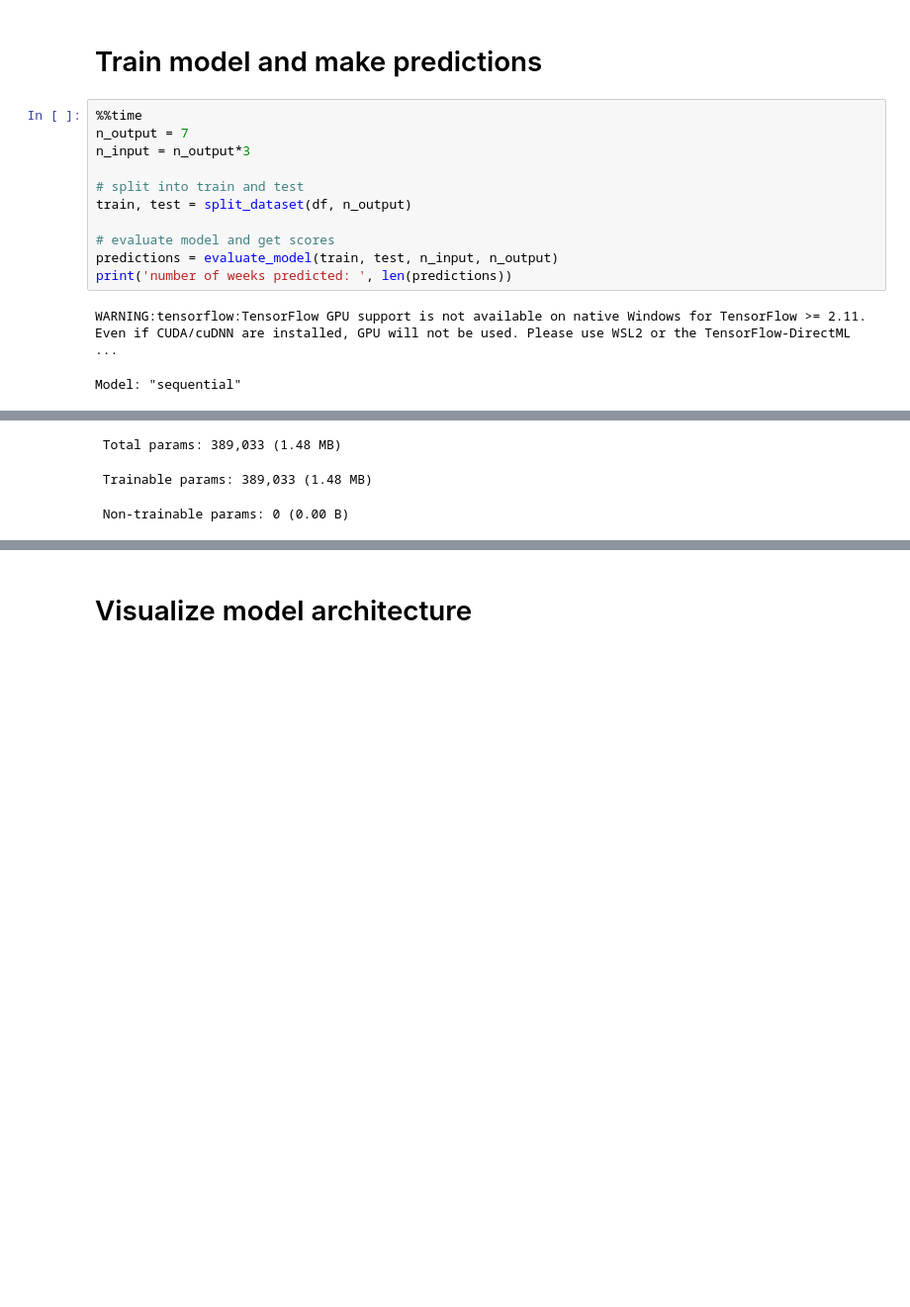
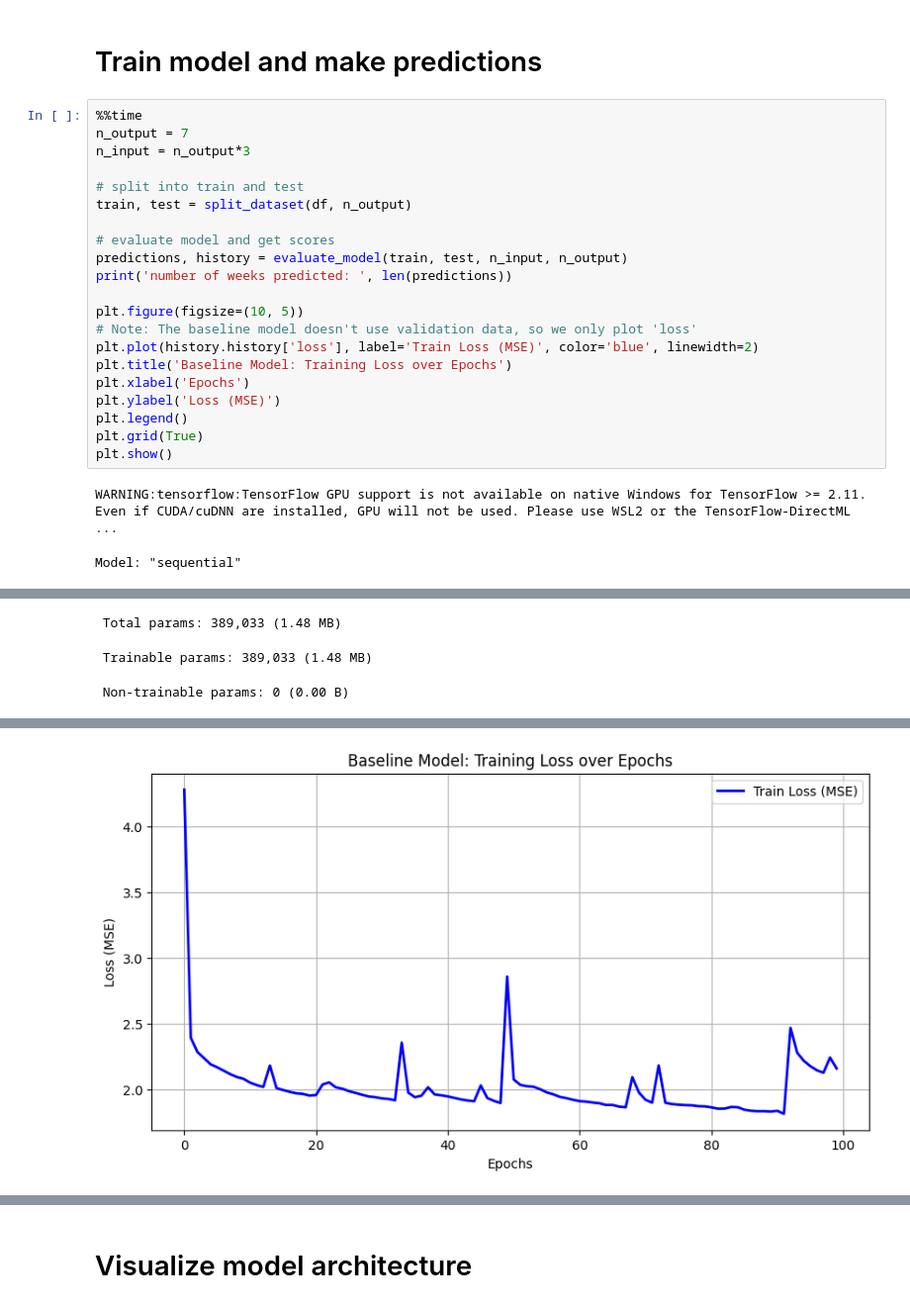
Before and after one commit to ha2ardbunny/Hybrid-Deep-Learning-DRL-Data-Center-Thermal-Management, a Jupyter notebook: CNN_LSTM_univariate_multistep_output_github.ipynb, the cells around one changed output, grey strips where cells are left out. Shown at 99% size. Saved outputs shown, nothing was run; the diff lists cells and outputs as text; blank space fills up the shorter version.

```diff
--- a/CNN_LSTM_univariate_multistep_output_github.ipynb
+++ b/CNN_LSTM_univariate_multistep_output_github.ipynb
@@ -188,8 +184,18 @@ n_input = n_output*3
 train, test = split_dataset(df, n_output)
 
 # evaluate model and get scores
-predictions = evaluate_model(train, test, n_input, n_output)
+predictions, history = evaluate_model(train, test, n_input, n_output)
 print('number of weeks predicted: ', len(predictions))
+
+plt.figure(figsize=(10, 5))
+# Note: The baseline model doesn't use validation data, so we only plot 'loss'
+plt.plot(history.history['loss'], label='Train Loss (MSE)', color='blue', linewidth=2)
+plt.title('Baseline Model: Training Loss over Epochs')
+plt.xlabel('Epochs')
+plt.ylabel('Loss (MSE)')
+plt.legend()
+plt.grid(True)
+plt.show()
 # %% [output]
 WARNING:tensorflow:TensorFlow GPU support is not available on native Windows for TensorFlow >= 2.11. Even if CUDA/cuDNN are installed, GPU will not be used. Please use WSL2 or the TensorFlow-DirectML  ...
 Model: "sequential"
@@ -220,0 +239 @@ Wall time: 1min
+[figure, added]
```
Also changed, not shown: parts of 14 cells of this notebook.
